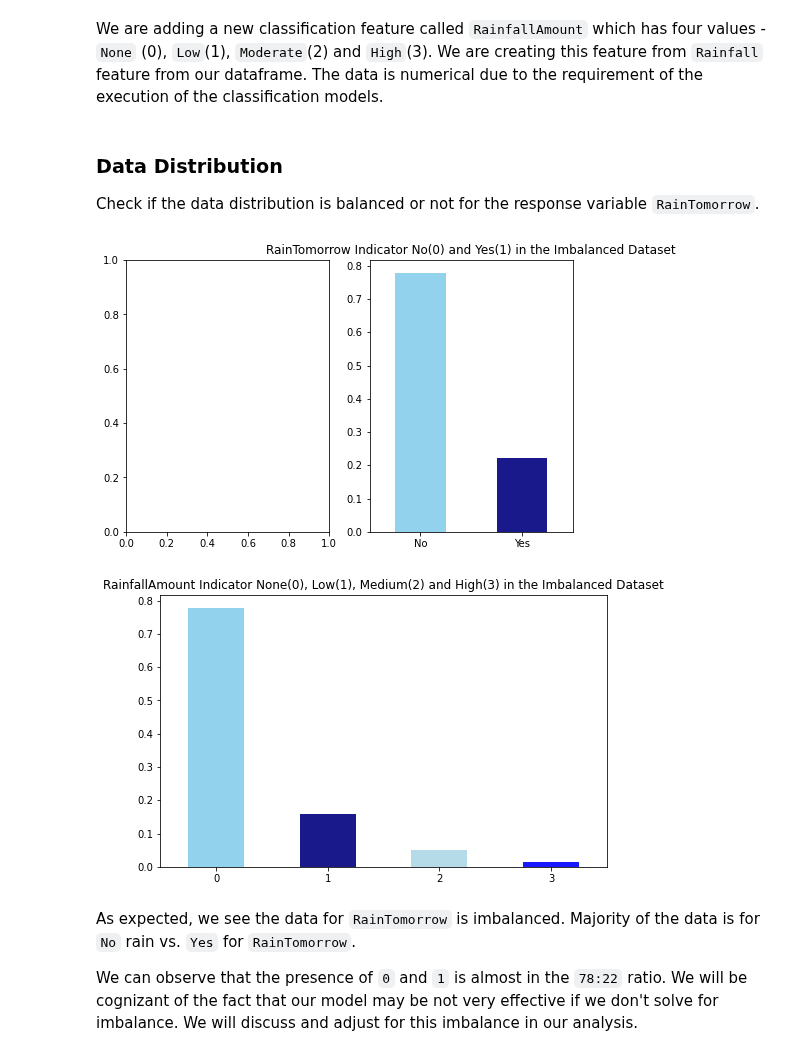
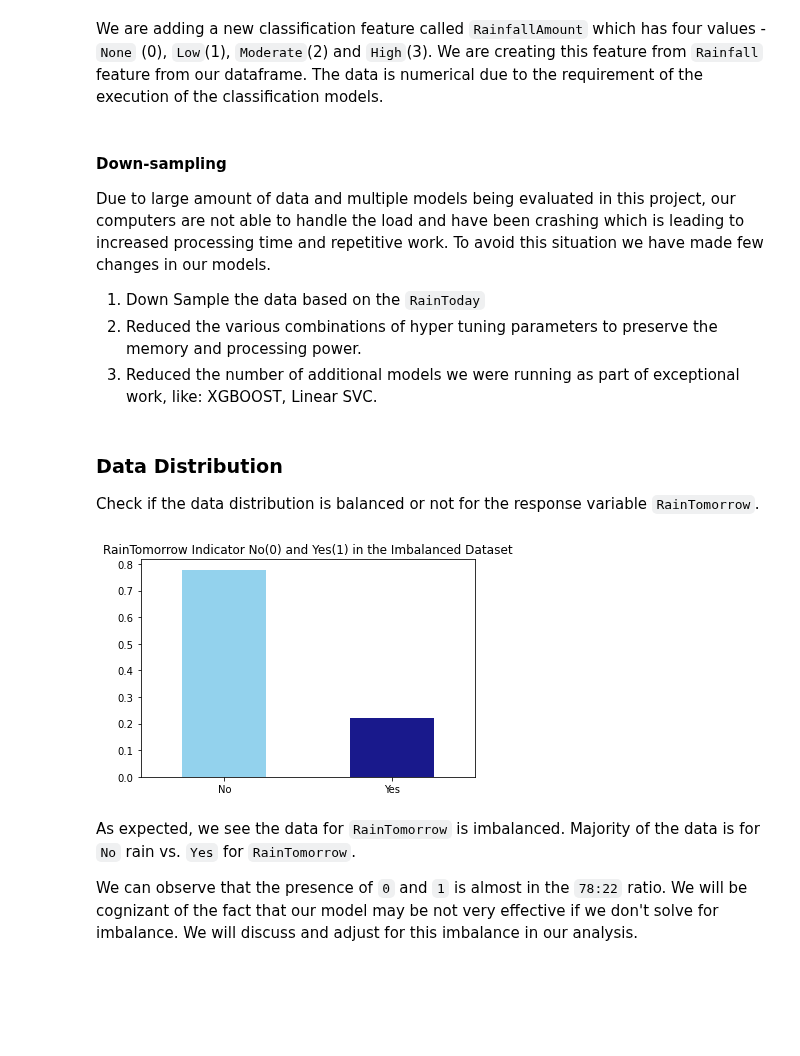
Before and after one commit to ravisiv/AussieWeatherEDA, a Jupyter notebook: Lab2_Group3_Chowdhury_Mittal_Srivastava_Sivaraman.ipynb, the cells around one changed output. Saved outputs shown, nothing was run; the diff lists cells and outputs as text; code cells hidden in the pictures; blank space fills up the shorter version.

```diff
--- a/Lab2_Group3_Chowdhury_Mittal_Srivastava_Sivaraman.ipynb
+++ b/Lab2_Group3_Chowdhury_Mittal_Srivastava_Sivaraman.ipynb
@@ -233,3 +235,11 @@ def rain_classifier(row):
         return 0
 
 df_model["RainfallAmount"] = df_impute.apply(rain_classifier, axis=1)
+# %% [markdown]
+#### Down-sampling
+
+Due to large amount of data and multiple models being evaluated in this project, our computers are not able to handle the load and have been crashing which is leading to increased processing time and repetitive work. To avoid this situation we have made few changes in our models.
+
+1. Down Sample the data based on the `RainToday`
+2. Reduced the various combinations of hyper tuning parameters to preserve the memory and processing power.
+3. Reduced the number of additional models we were running as part of exceptional work, like: XGBOOST, Linear SVC.
@@ -240,20 +254,11 @@ Check if the data distribution is balanced or not for the response variable `Rai
 # %%
 
 
-fig = plt.figure(figsize = (8,5))
-axes = fig.subplots(nrows=1, ncols=2)
-
-df_model['RainTomorrow'].value_counts(normalize = True).plot(kind='bar', color= ['skyblue','navy'], alpha = 0.9, rot=0)
+df_impute['RainTomorrow'].value_counts(normalize = True).plot(kind='bar', color= ['skyblue','navy'], alpha = 0.9, rot=0)
 plt.title('RainTomorrow Indicator No(0) and Yes(1) in the Imbalanced Dataset')
 plt.show()
-
-fig = plt.figure(figsize = (8,5))
-df_model['RainfallAmount'].value_counts(normalize = True).plot(kind='bar', color= ['skyblue','navy', "lightblue", "blue"], alpha = 0.9, rot=0)
-plt.title('RainfallAmount Indicator None(0), Low(1), Medium(2) and High(3) in the Imbalanced Dataset')
-plt.show()
 # %% [output]
-[figure, old version]
+[figure, new version]
-[figure, removed]
 # %% [markdown]
 As expected, we see the data for `RainTomorrow` is imbalanced. Majority of the data is for `No` rain vs. `Yes` for `RainTomorrow`.
 
```
Also changed, not shown: parts of 48 cells of this notebook, 1 other file.
